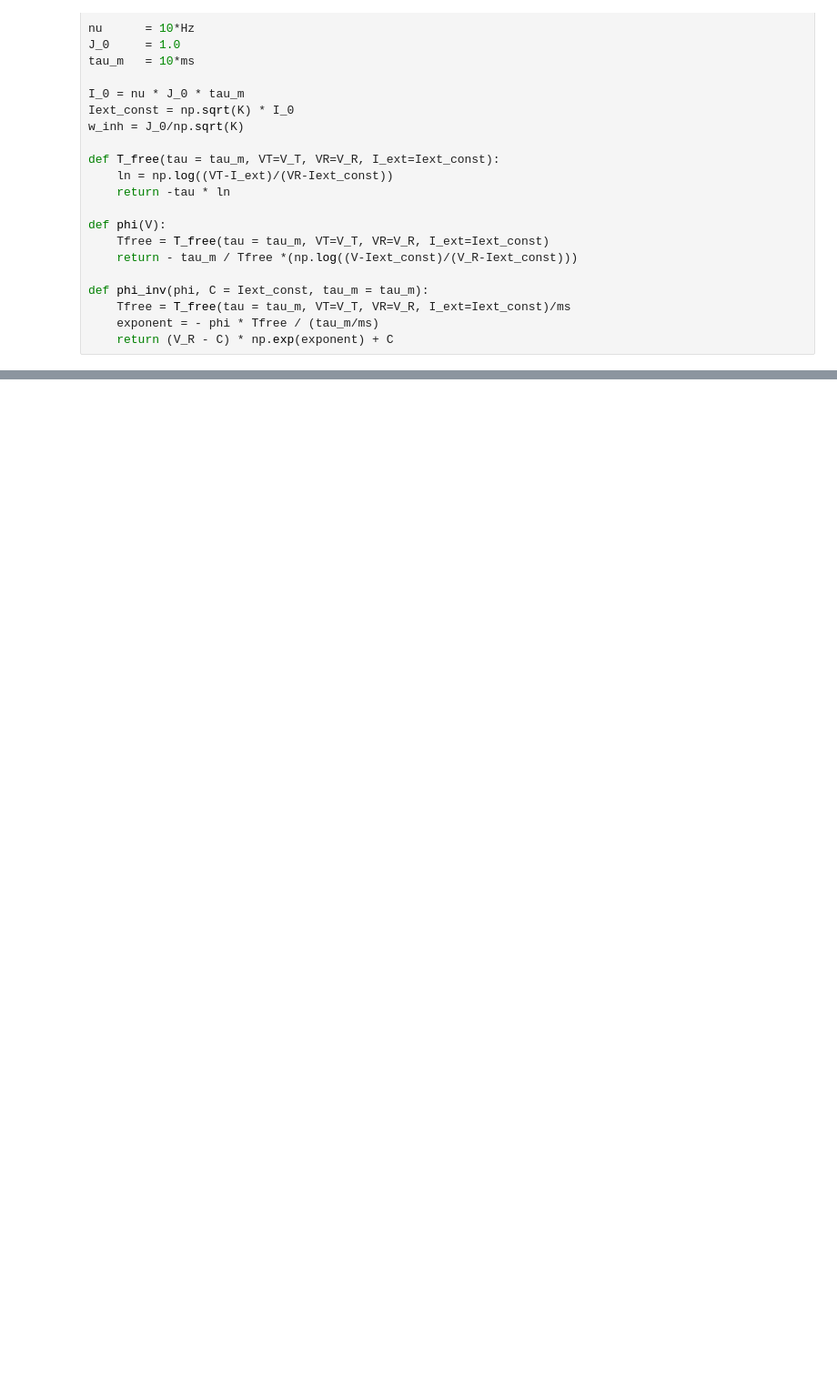
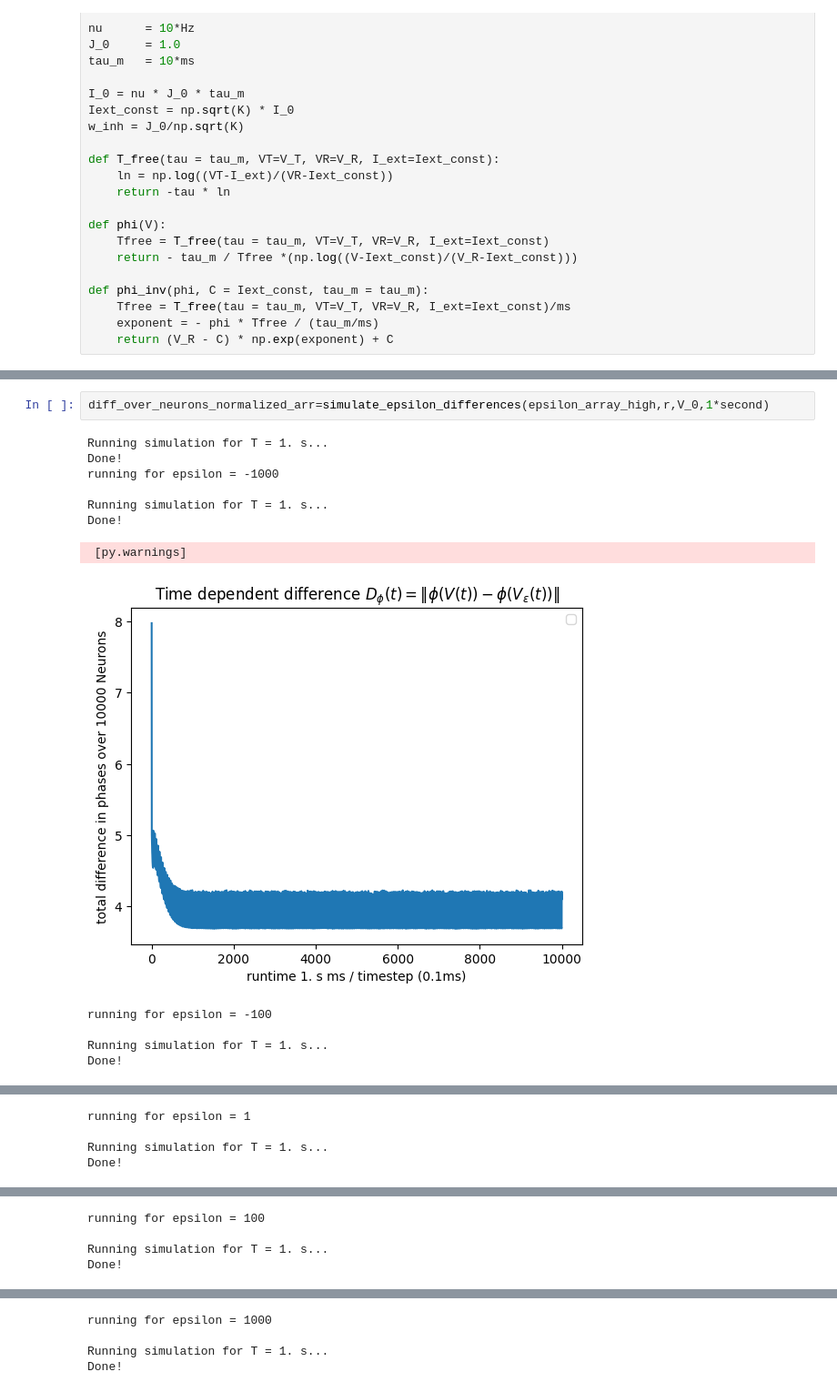
Before and after one commit to ulasayyilmaz/Stability_and_Chaos, a Jupyter notebook: Stab_Chaos_Thor.ipynb, the cells around one changed output, grey strips where cells are left out. Shown at 91% size. Cells and saved outputs as stored; diff of their text form; blank space fills up the shorter version.

```diff
--- a/Stab_Chaos_Thor.ipynb
+++ b/Stab_Chaos_Thor.ipynb
@@ -183,0 +282,15 @@ plt.legend()
+# %%
+diff_over_neurons_normalized_arr=simulate_epsilon_differences(epsilon_array_high,r,V_0,1*second)
+# %% [output]
+Running simulation for T = 1. s...
+Done!
+running for epsilon = -1000
+
+Running simulation for T = 1. s...
+Done!
+ [py.warnings]
+[figure, added]
+running for epsilon = -100
+
+Running simulation for T = 1. s...
+Done!
@@ -183,0 +298,4 @@ plt.legend()
+running for epsilon = 1
+
+Running simulation for T = 1. s...
+Done!
@@ -183,0 +303,4 @@ plt.legend()
+running for epsilon = 100
+
+Running simulation for T = 1. s...
+Done!
@@ -183,0 +308,4 @@ plt.legend()
+running for epsilon = 1000
+
+Running simulation for T = 1. s...
+Done!
```
Also changed, not shown: parts of 15 cells of this notebook, 1 other file.
